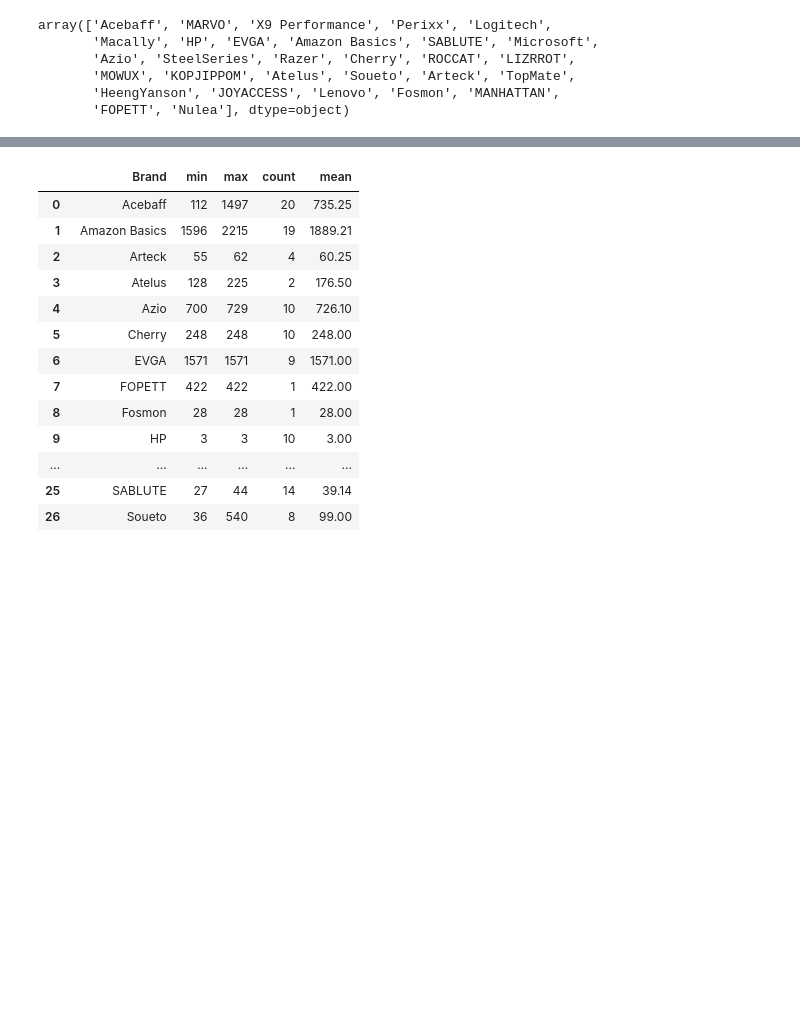
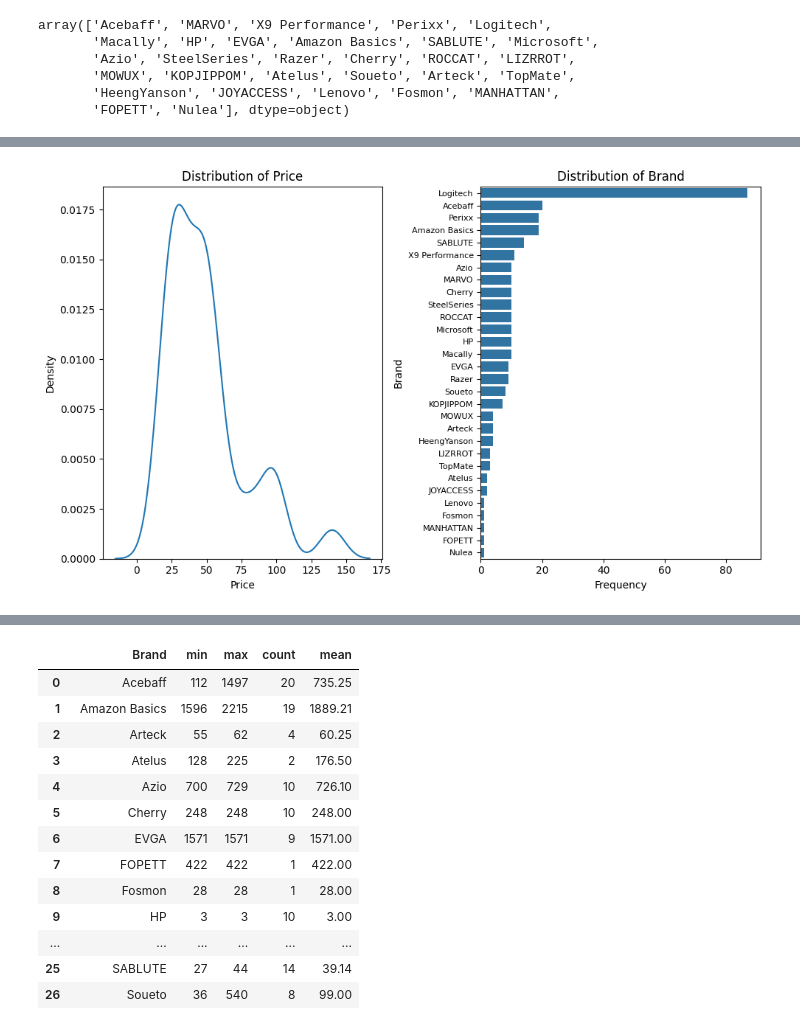
Before and after one commit to motconkien/Data-Projetcs, a Jupyter notebook: Amazon Project/Analyst/main.ipynb, the cells around one changed output, grey strips where cells are left out. Drawn from its saved outputs; the diff is of its cells as text; code cells hidden in the pictures; blank space fills up the shorter version.

```diff
--- a/Amazon Project/Analyst/main.ipynb
+++ b/Amazon Project/Analyst/main.ipynb
@@ -235,0 +185,16 @@ brand_data
+# %%
+fig,ax = plt.subplots(1,2,figsize = (10,6))
+sns.kdeplot(data=data, x = "Price",ax=ax[0])
+ax[0].set_title("Distribution of Price")
+
+sns.countplot(data=data,y="Brand",ax=ax[1],order=data["Brand"].value_counts(ascending=False).index)
+ax[1].set_title("Distribution of Brand")
+ax[1].set_xlabel("Frequency")
+ax[1].tick_params(axis='y', labelsize=8)
+
+# px.treemap(data = data,path="Brand",values="Price",ax=ax[1,(0,1)])
+plt.tight_layout()
+plt.show()
+# data_min
+# %% [output]
+[figure, added]
```
Also changed, not shown: parts of 29 cells of this notebook.
